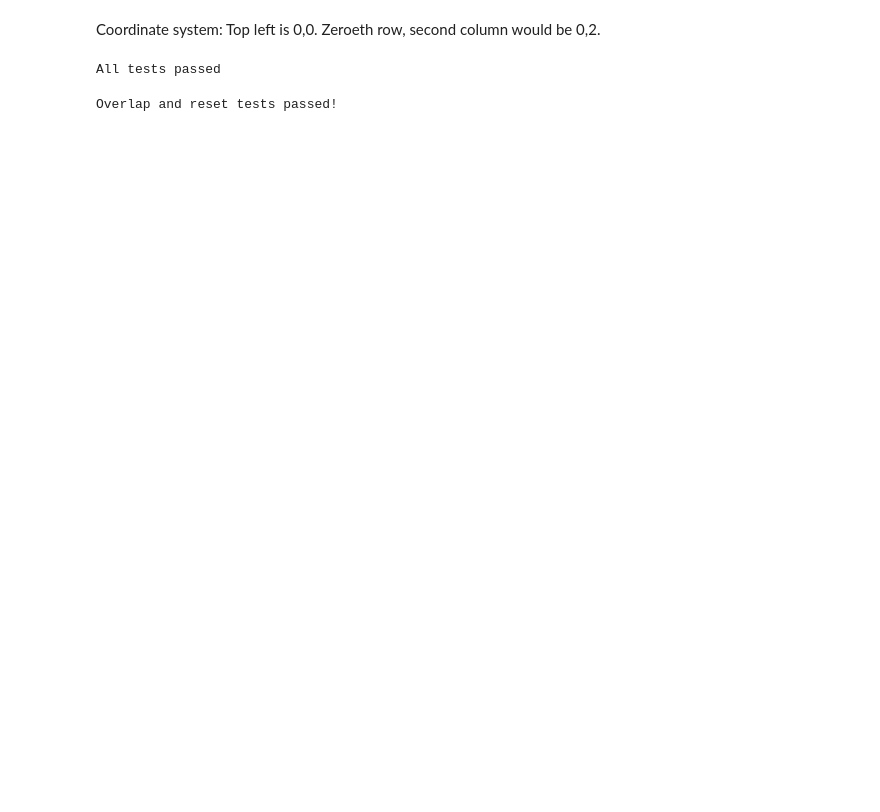
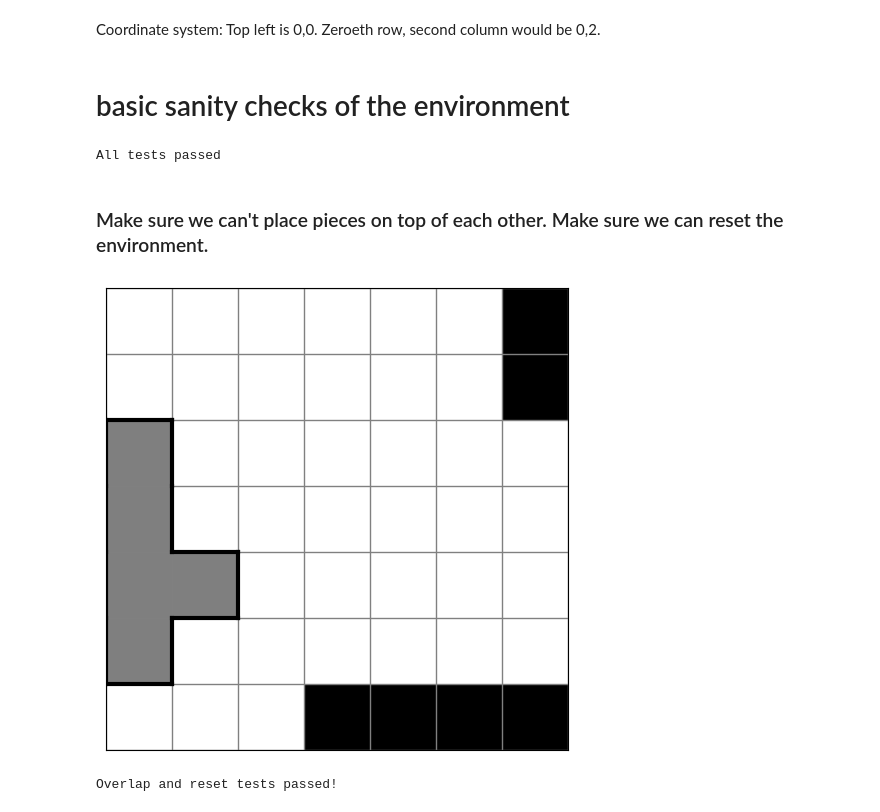
Before and after one commit to bamesserly/apad-puzzle-rl, a Jupyter notebook: apad_env_validation.ipynb, the cells around one changed output. Cells and saved outputs as stored; diff of their text form; code cells hidden in the pictures; blank space fills up the shorter version.

Commit message:
More validations. Improved training strategy. Truncate invalid games.
Many other improvements. Break out everything into their own files.

```diff
--- a/apad_env_validation.ipynb
+++ b/apad_env_validation.ipynb
@@ -8,6 +8,8 @@ HTML("<style>div.output_area pre { font-family: 'Courier New', monospace; }</sty
 from apad_env import APADEnv, PIECES
 # %% [markdown]
 Coordinate system: Top left is 0,0. Zeroeth row, second column would be 0,2.
+# %% [markdown]
+# basic sanity checks of the environment
 # %%
 def test_environment():
     env = APADEnv()
@@ -45,29 +47,33 @@ def test_environment():
 test_environment()
 # %% [output]
 All tests passed
+# %% [markdown]
+### Make sure we can't place pieces on top of each other. Make sure we can reset the environment.
 # %%
 def test_overlap_and_reset():
    env = APADEnv()
 
    # Find two valid positions for same piece type
    pos1 = 14  # Should be valid
    pos2 = 15  # Adjacent position
 
    # Place first piece
    if env._is_valid_placement(0, 0, 0, pos1):
-       env._place_piece(0, 0, 0, pos1)
+        env._place_piece(0, 0, 0, pos1)
+        env.visualize()
 
-       # Try to place overlapping piece (should fail)
-       overlap_valid = env._is_valid_placement(1, 0, 0, pos2)
-       assert overlap_valid == False
+        # Try to place overlapping piece (should fail)
+        overlap_valid = env._is_valid_placement(0, 0, 0, pos2)
+        assert overlap_valid == False
 
-       # Test reset
-       obs, info = env.reset()
-       assert np.sum(env.remaining_pieces) == 8  # All pieces available
-       assert np.sum(env.grid > 0) == 0  # Only invalid cells marked
+        # Test reset
+        obs, info = env.reset()
+        assert np.sum(env.remaining_pieces) == 8  # All pieces available
+        assert np.sum(env.grid > 0) == 0  # Only invalid cells marked
 
    print("Overlap and reset tests passed!")
 
 test_overlap_and_reset()
 # %% [output]
+[figure, added]
 Overlap and reset tests passed!
```
Also changed, not shown: parts of 10 cells of this notebook, 6 other files.
